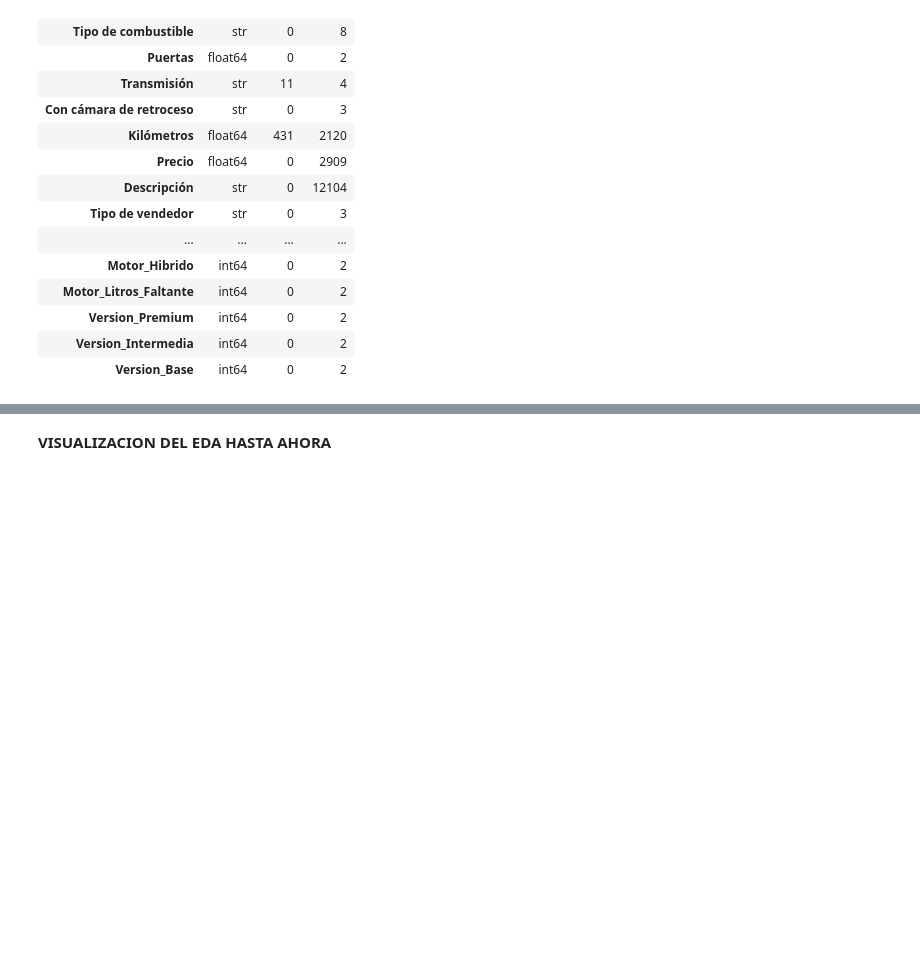
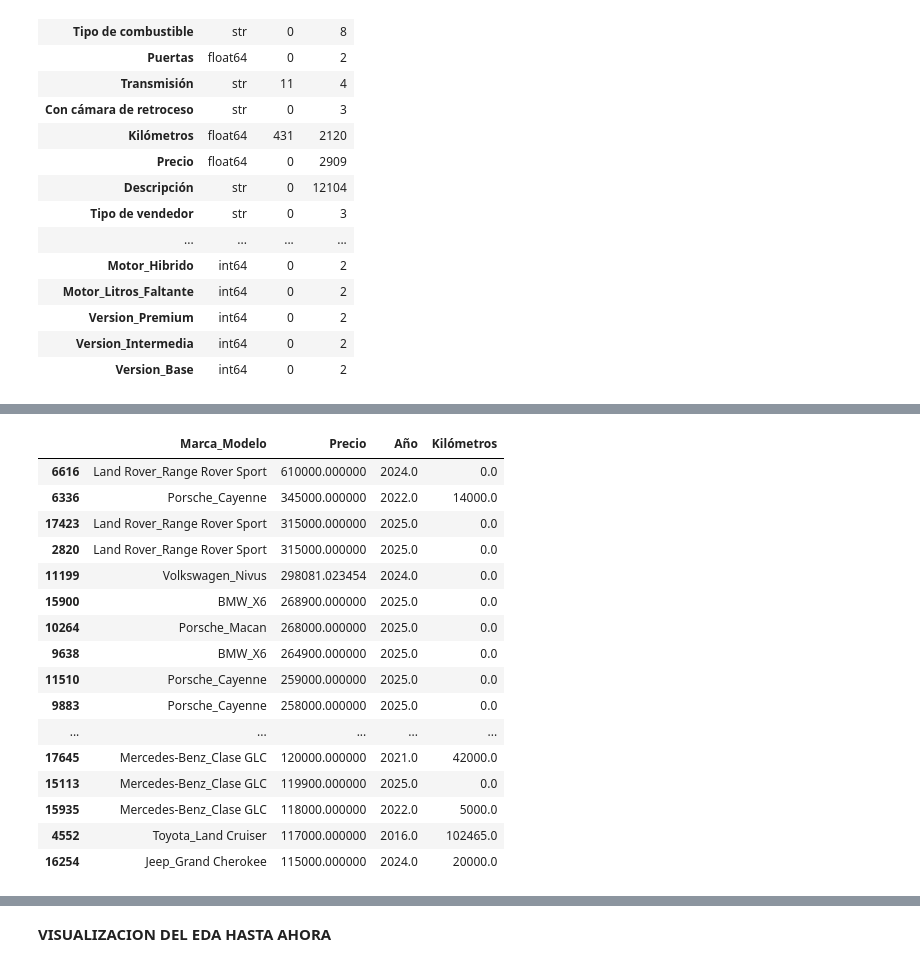
Before and after one commit to PilarOtero/Gurevich_Otero_Informe_PF, a Jupyter notebook: notebook/Gurevich_Otero_Notebook_PF.ipynb, the cells around one changed output, grey strips where cells are left out. Cells and saved outputs as stored; diff of their text form; code cells hidden in the pictures; blank space fills up the shorter version.

```diff
--- a/notebook/Gurevich_Otero_Notebook_PF.ipynb
+++ b/notebook/Gurevich_Otero_Notebook_PF.ipynb
@@ -312,0 +361,24 @@ summary
+# %%
+ver_outliers(
+    df_outliers,
+    col="Precio",
+    n=60
+)
+# %% [output]
+|  | Marca_Modelo | Precio | Año | Kilómetros |
+| 6616 | Land Rover_Range Rover Sport | 610000.000000 | 2024.0 | 0.0 |
+| 6336 | Porsche_Cayenne | 345000.000000 | 2022.0 | 14000.0 |
+| 17423 | Land Rover_Range Rover Sport | 315000.000000 | 2025.0 | 0.0 |
+| 2820 | Land Rover_Range Rover Sport | 315000.000000 | 2025.0 | 0.0 |
+| 11199 | Volkswagen_Nivus | 298081.023454 | 2024.0 | 0.0 |
+| 15900 | BMW_X6 | 268900.000000 | 2025.0 | 0.0 |
+| 10264 | Porsche_Macan | 268000.000000 | 2025.0 | 0.0 |
+| 9638 | BMW_X6 | 264900.000000 | 2025.0 | 0.0 |
+| 11510 | Porsche_Cayenne | 259000.000000 | 2025.0 | 0.0 |
+| 9883 | Porsche_Cayenne | 258000.000000 | 2025.0 | 0.0 |
+| ... | ... | ... | ... | ... |
+| 17645 | Mercedes-Benz_Clase GLC | 120000.000000 | 2021.0 | 42000.0 |
+| 15113 | Mercedes-Benz_Clase GLC | 119900.000000 | 2025.0 | 0.0 |
+| 15935 | Mercedes-Benz_Clase GLC | 118000.000000 | 2022.0 | 5000.0 |
+| 4552 | Toyota_Land Cruiser | 117000.000000 | 2016.0 | 102465.0 |
+| 16254 | Jeep_Grand Cherokee | 115000.000000 | 2024.0 | 20000.0 |
```
Also changed, not shown: parts of 31 cells of this notebook, 5 other files.
